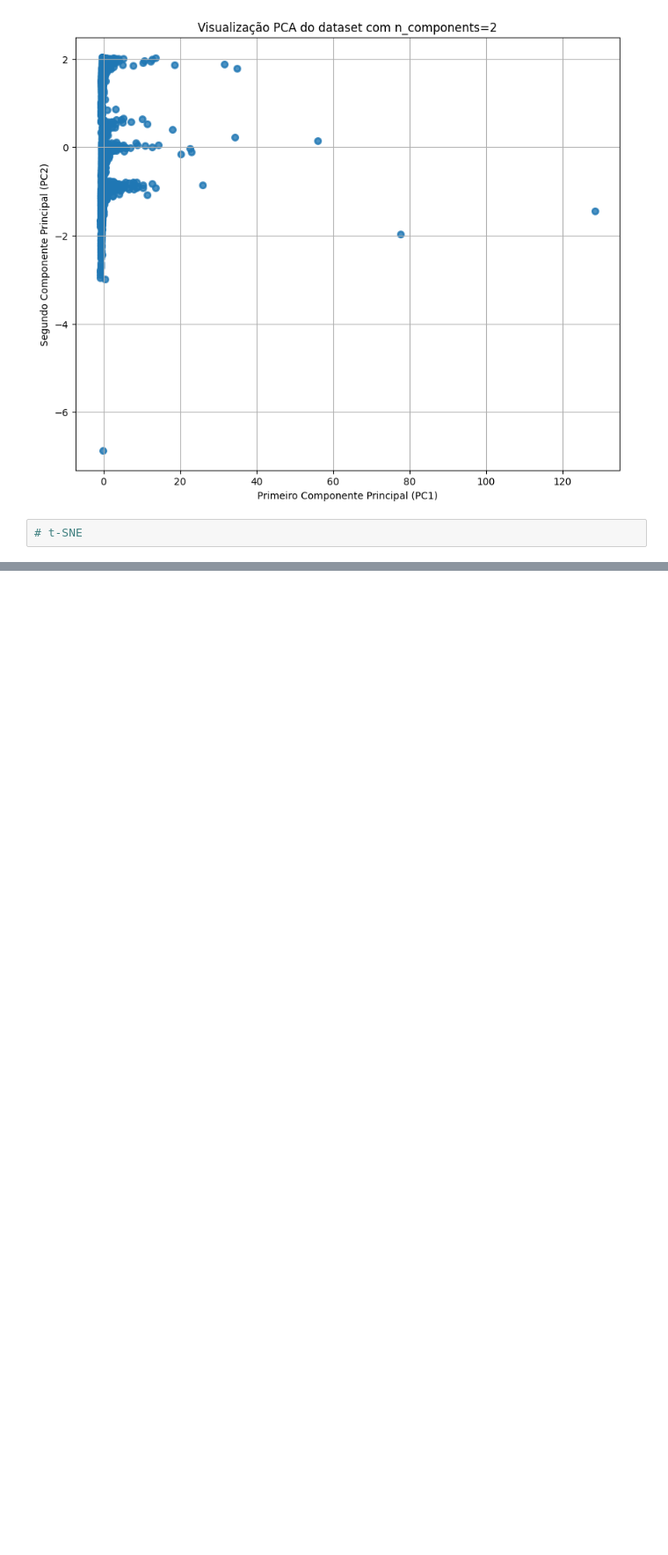
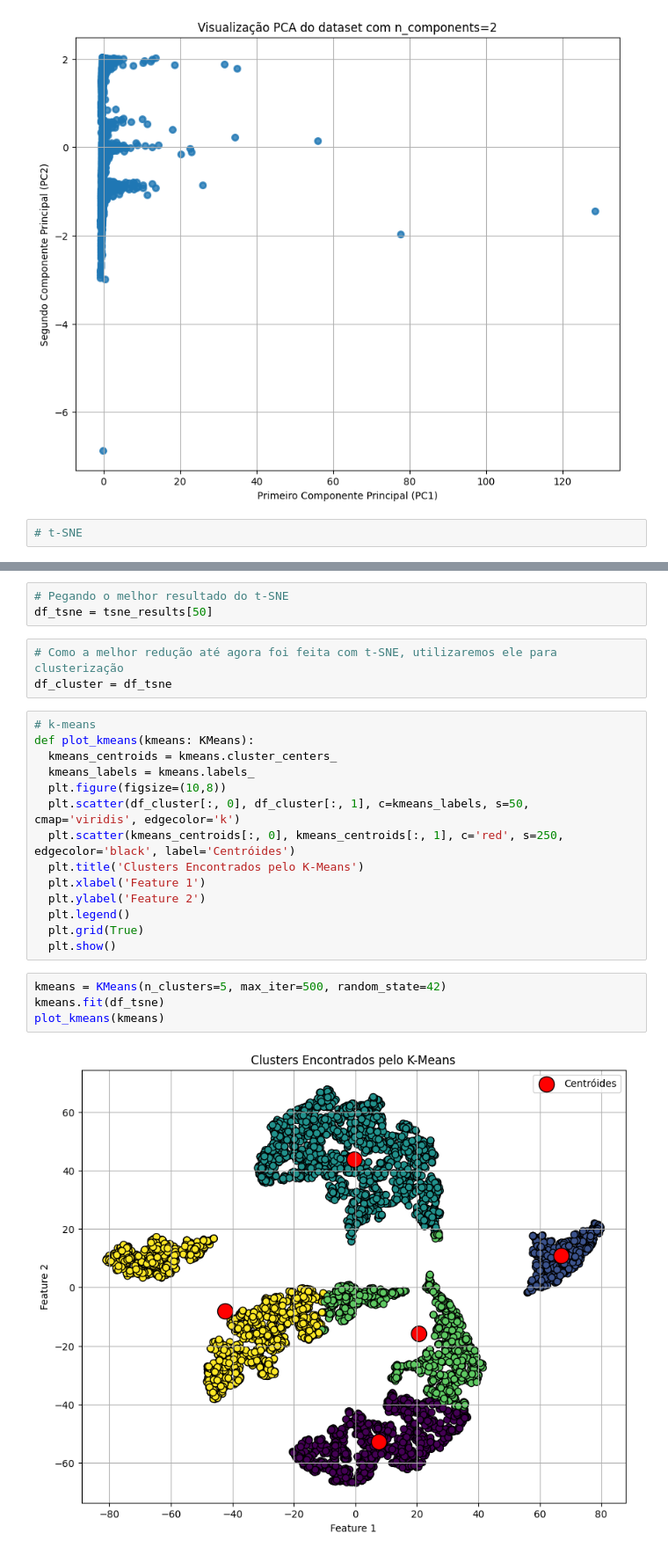
Before and after one commit to DouglaxN/project-unsupervised, a Jupyter notebook: J/main.ipynb, the cells around one changed output, grey strips where cells are left out. Shown at 88% size. Cells and saved outputs as stored; diff of their text form; blank space fills up the shorter version.

Commit message:
implement k-means clusterization

```diff
--- a/J/main.ipynb
+++ b/J/main.ipynb
@@ -96,0 +101,26 @@ for perp in [20, 30, 50]:
+# %%
+# Pegando o melhor resultado do t-SNE
+df_tsne = tsne_results[50]
+# %%
+# Como a melhor redução até agora foi feita com t-SNE, utilizaremos ele para clusterização
+df_cluster = df_tsne
+# %%
+# k-means
+def plot_kmeans(kmeans: KMeans):
+  kmeans_centroids = kmeans.cluster_centers_
+  kmeans_labels = kmeans.labels_
+  plt.figure(figsize=(10,8))
+  plt.scatter(df_cluster[:, 0], df_cluster[:, 1], c=kmeans_labels, s=50, cmap='viridis', edgecolor='k')
+  plt.scatter(kmeans_centroids[:, 0], kmeans_centroids[:, 1], c='red', s=250, edgecolor='black', label='Centróides')
+  plt.title('Clusters Encontrados pelo K-Means')
+  plt.xlabel('Feature 1')
+  plt.ylabel('Feature 2')
+  plt.legend()
+  plt.grid(True)
+  plt.show()
+# %%
+kmeans = KMeans(n_clusters=5, max_iter=500, random_state=42)
+kmeans.fit(df_tsne)
+plot_kmeans(kmeans)
+# %% [output]
+[figure, added]
```
Also changed, not shown: parts of 3 cells of this notebook.
